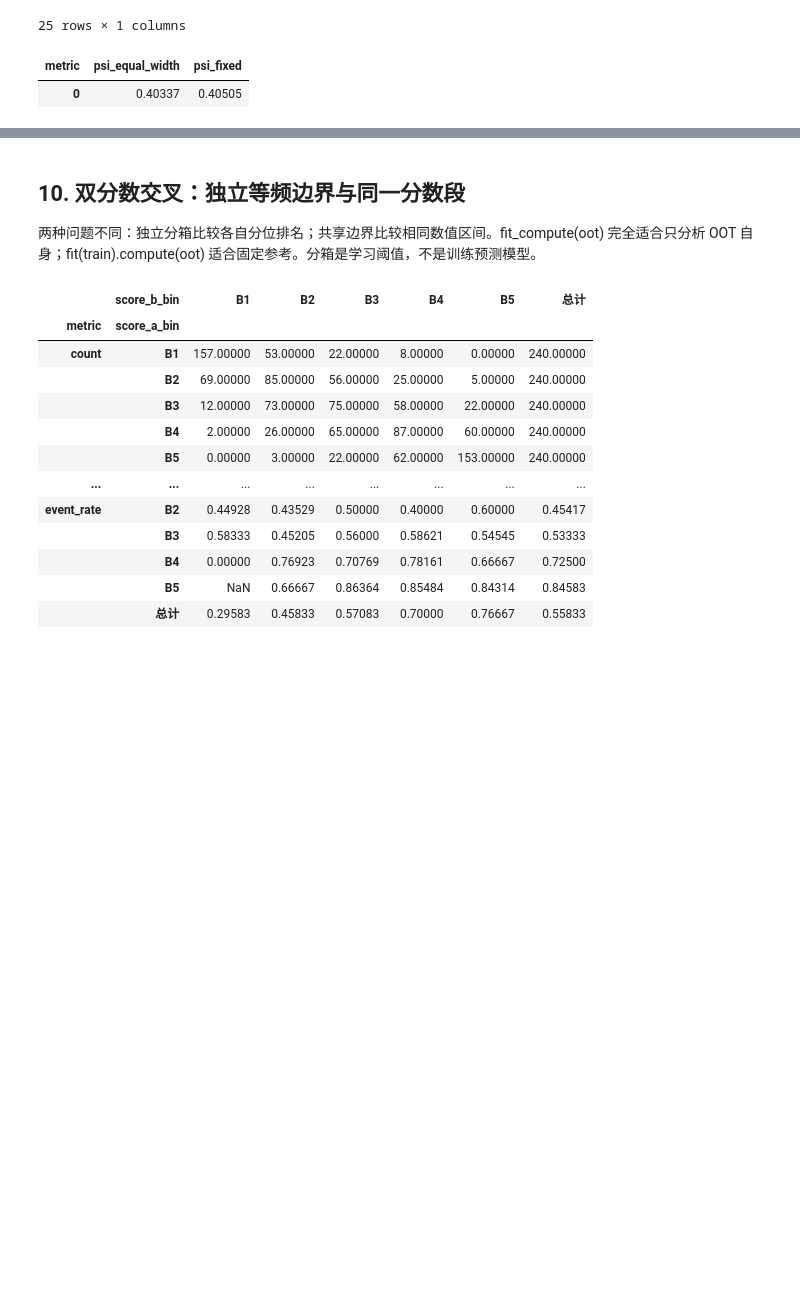
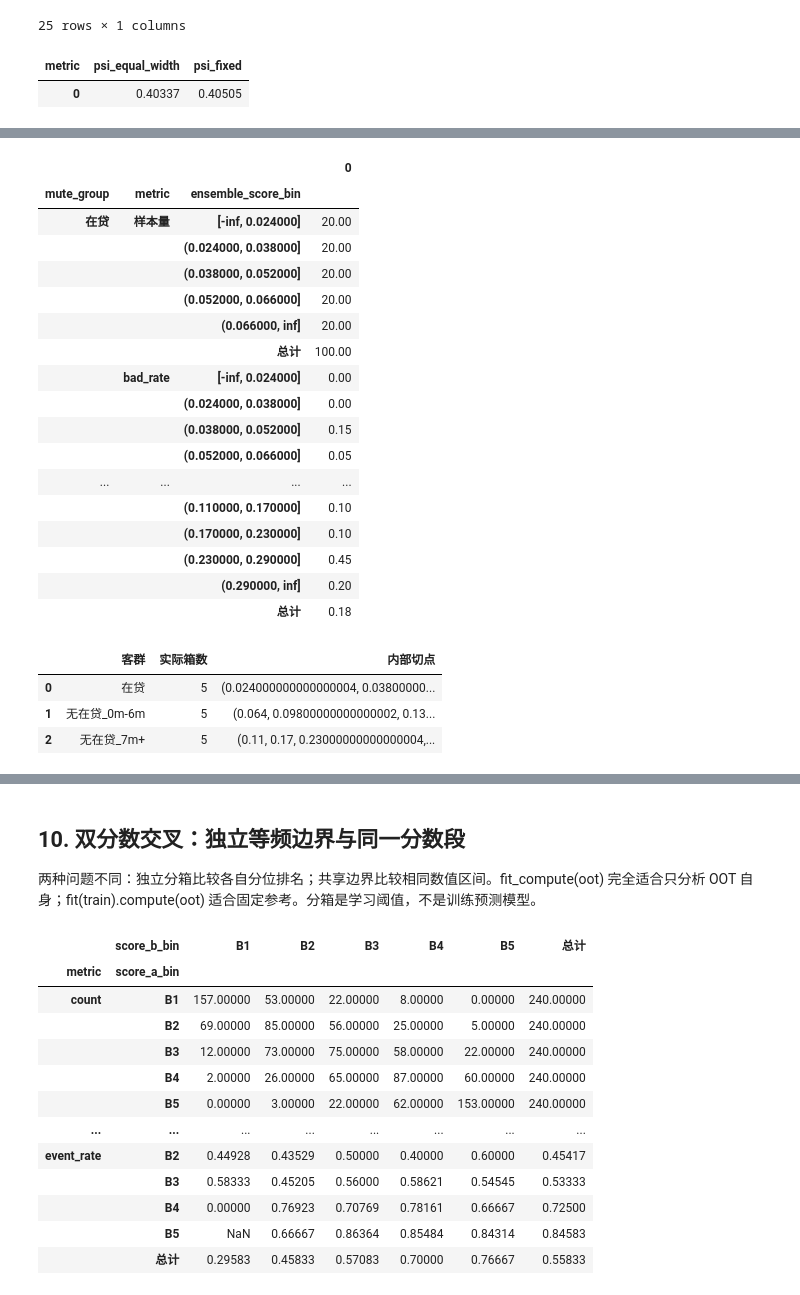
Before and after one commit to TaoXue-99/phi_risk, a Jupyter notebook: examples/analysis_complete_guide.ipynb, the cells around one changed output, grey strips where cells are left out. Saved outputs shown, nothing was run; the diff lists cells and outputs as text; code cells hidden in the pictures; blank space fills up the shorter version.

Commit message:
feat: support stratified binning and clarify fit scope

```diff
--- a/examples/analysis_complete_guide.ipynb
+++ b/examples/analysis_complete_guide.ipynb
@@ -943,0 +967,54 @@ np.testing.assert_allclose(
+# %%
+# 独立数据，直接对应 mute_group / ensemble_score / if_1m_30 这类业务字段。
+strata_rng = np.random.default_rng(20261112)
+strata_demo = pd.DataFrame({
+    "mute_group": np.repeat(["在贷", "无在贷_0m-6m", "无在贷_7m+"], 100),
+    "ensemble_score": np.concatenate([
+        np.linspace(0.01, 0.08, 100),
+        np.linspace(0.03, 0.20, 100),
+        np.linspace(0.05, 0.35, 100),
+    ]),
+    "channel": np.tile(["app", "web"], 150),
+})
+strata_demo["if_1m_30"] = strata_rng.binomial(1, strata_demo.ensemble_score)
+strata_measures = [Count(name="样本量"), EventRate("if_1m_30", name="bad_rate")]
+
+# 原有能力：全量拟合一套边界，客群内不保证等频。
+global_demo_cube = Cube(
+    ["mute_group", BinDimension("ensemble_score", QuantileBinner(5))],
+    strata_measures,
+)
+global_demo_result = global_demo_cube.fit_compute(strata_demo)
+display(global_demo_result.layout(
+    rows=["mute_group", "ensemble_score_bin"], bin_labels="interval"
+))
+
+# 新能力：每个客群独立拟合五档边界。
+stratified_demo_cube = Cube(
+    ["mute_group", BinDimension(
+        "ensemble_score", QuantileBinner(5), fit_by=["mute_group"]
+    )],
+    strata_measures,
+)
+stratified_demo_result = stratified_demo_cube.fit_compute(strata_demo, totals=True)
+stratified_demo_table = stratified_demo_result.layout(
+    rows=["mute_group", "metric", "ensemble_score_bin"],
+    totals=True, total_label="总计", bin_labels="interval",
+)
+with pd.option_context("display.max_rows", 40):
+    display(stratified_demo_table)
+
+# 本例每个客群有 100 个不同分数，因此恰好每箱 20 条。
+strata_counts = stratified_demo_result.data_.query("metric == '样本量'")
+assert strata_counts.value.eq(20).all()
+assert "总计" not in stratified_demo_table.index.get_level_values("mute_group")
+assert stratified_demo_result.metadata_["total_grouping_sets"] == 1
+
+# 精确边界保存在各客群 metadata 中，不从显示文本反解析。
+strata_metadata = stratified_demo_cube.dimensions_[1].metadata()
+display(pd.DataFrame([
+    {"客群": g["key"][0], "实际箱数": g["transform"]["n_bins"],
+     "内部切点": g["transform"]["bin_edges"][1:-1]}
+    for g in strata_metadata["groups"]
+]))
+# %% [output]
@@ -943,0 +1038,22 @@ np.testing.assert_allclose(
+|  |  |  | 0 |
+| mute_group | metric | ensemble_score_bin |  |
+| 在贷 | 样本量 | [-inf, 0.024000] | 20.00 |
+|  |  | (0.024000, 0.038000] | 20.00 |
+|  |  | (0.038000, 0.052000] | 20.00 |
+|  |  | (0.052000, 0.066000] | 20.00 |
+|  |  | (0.066000, inf] | 20.00 |
+|  |  | 总计 | 100.00 |
+|  | bad_rate | [-inf, 0.024000] | 0.00 |
+|  |  | (0.024000, 0.038000] | 0.00 |
+|  |  | (0.038000, 0.052000] | 0.15 |
+|  |  | (0.052000, 0.066000] | 0.05 |
+| ... | ... | ... | ... |
+|  |  | (0.110000, 0.170000] | 0.10 |
+|  |  | (0.170000, 0.230000] | 0.10 |
+|  |  | (0.230000, 0.290000] | 0.45 |
+|  |  | (0.290000, inf] | 0.20 |
+|  |  | 总计 | 0.18 |
+|  | 客群 | 实际箱数 | 内部切点 |
+| 0 | 在贷 | 5 | (0.024000000000000004, 0.03800000... |
+| 1 | 无在贷_0m-6m | 5 | (0.064, 0.09800000000000002, 0.13... |
+| 2 | 无在贷_7m+ | 5 | (0.11, 0.17, 0.23000000000000004,... |
```
Also changed, not shown: parts of 23 cells of this notebook, 21 other files.
